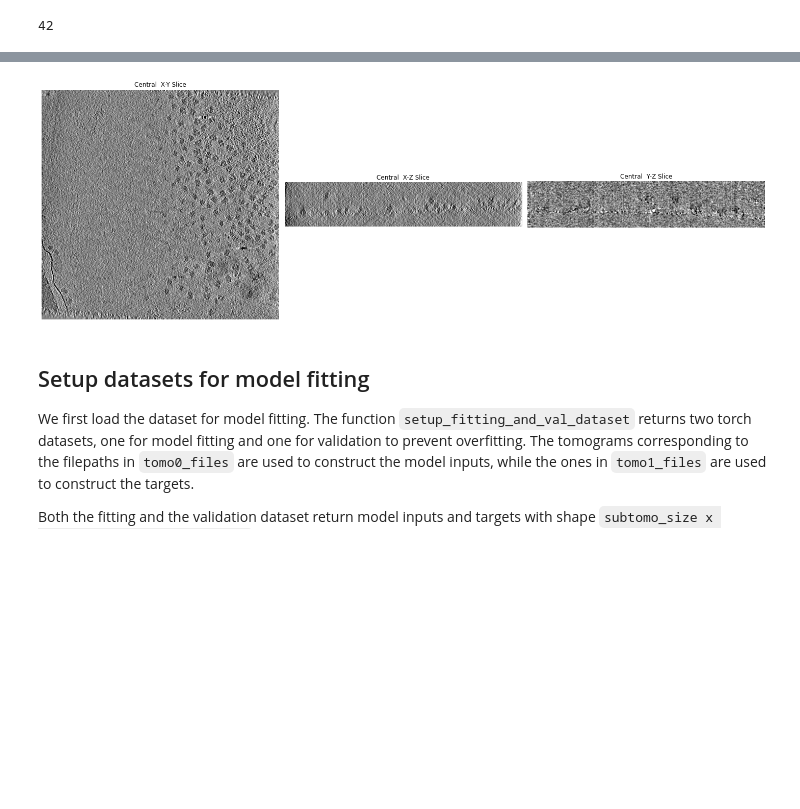
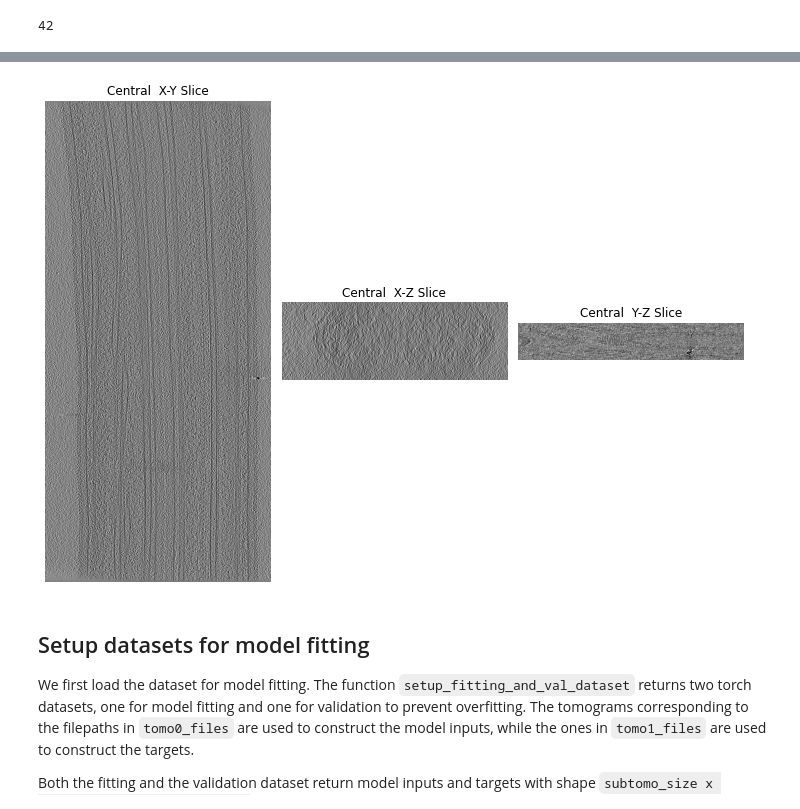
Before and after one commit to MLI-lab/DeepDeWedge, a Jupyter notebook: tutorial.ipynb, the cells around one changed output, grey strips where cells are left out. Drawn from its saved outputs; the diff is of its cells as text; code cells hidden in the pictures; blank space fills up the shorter version.

Commit message:
update tutorial

```diff
--- a/tutorial.ipynb
+++ b/tutorial.ipynb
@@ -40,10 +56,10 @@ The following two lines of code download the data as .zip archive and unzip it.
 # %%
-tomo_full = load_mrc_data("./tutorial_data/IS002_291013_006_FullFBP_Bin6_Wiener.mrc")
+tomo_full = load_mrc_data("./tutorial_data/tomo_full.mrc")
 plot_tomo_slices(
-    tomo_full.clamp(-3 * tomo_full.std(), 3 * tomo_full.std()), figsize=(20, 10)
+    tomo_full.clamp(-3 * tomo_full.std(), 3 * tomo_full.std()), figsize=(10, 15)
 ).show()
 # %% [output]
-[figure, old version]
+[figure, new version]
 # %% [markdown]
 ## Setup datasets for model fitting
 We first load the dataset for model fitting. The function `setup_fitting_and_val_dataset` returns two torch datasets, one for model fitting and one for validation to prevent overfitting. The tomograms corresponding to the filepaths in `tomo0_files` are used to construct the model inputs, while the ones in `tomo1_files` are used to construct the targets.
```
Also changed, not shown: parts of 13 cells of this notebook, 4 other files.
